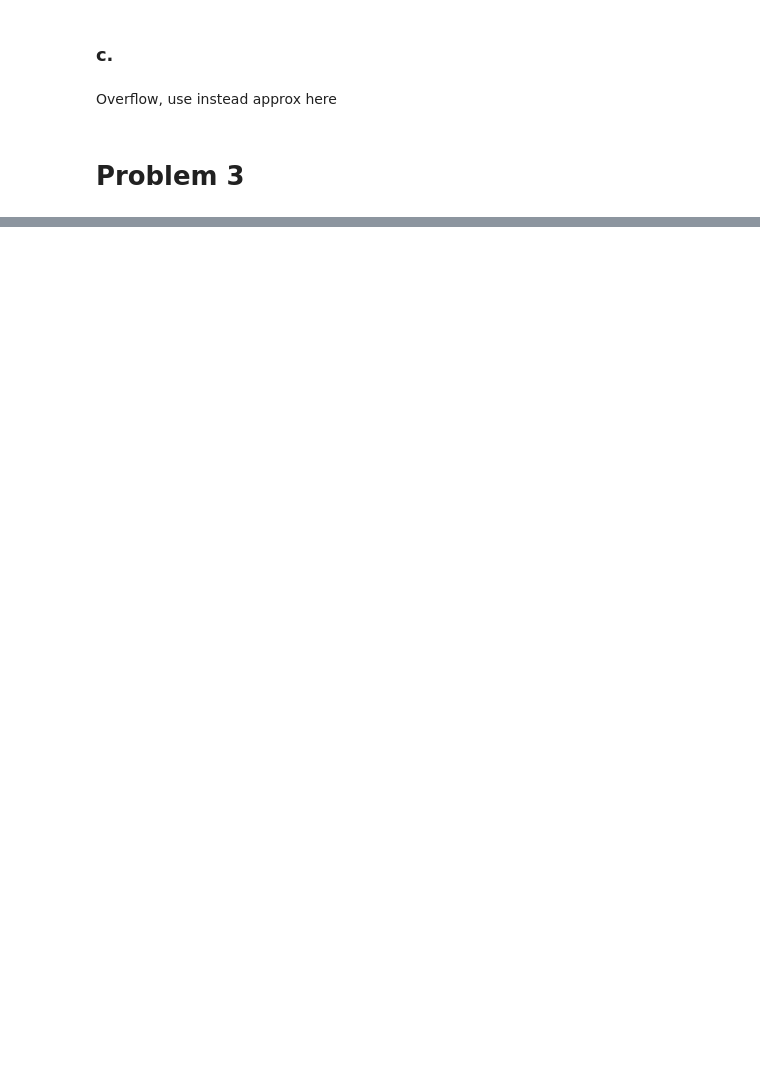
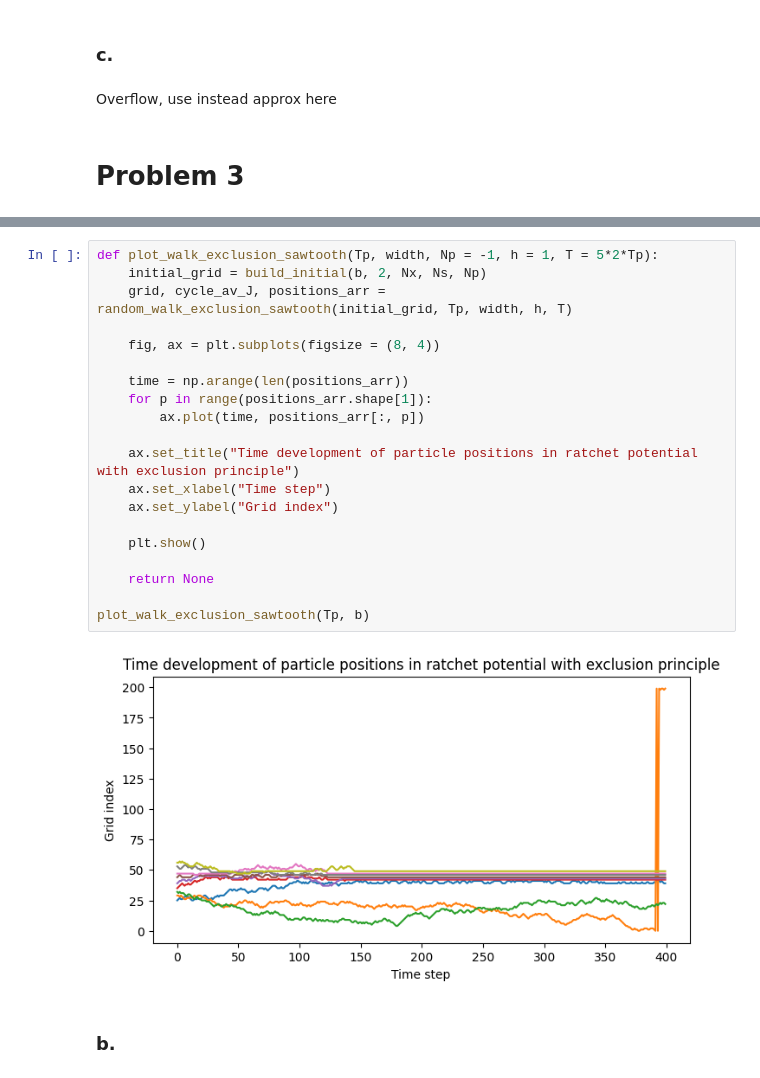
Before and after one commit to fredalex6/TMA4320_Project_2, a Jupyter notebook: krizzy_rizzy.ipynb, the cells around one changed output, grey strips where cells are left out. Saved outputs shown, nothing was run; the diff lists cells and outputs as text; blank space fills up the shorter version.

```diff
--- a/krizzy_rizzy.ipynb
+++ b/krizzy_rizzy.ipynb
@@ -358,0 +485,24 @@ plt.show()
+# %%
+def plot_walk_exclusion_sawtooth(Tp, width, Np = -1, h = 1, T = 5*2*Tp):
+    initial_grid = build_initial(b, 2, Nx, Ns, Np)
+    grid, cycle_av_J, positions_arr = random_walk_exclusion_sawtooth(initial_grid, Tp, width, h, T)
+
+    fig, ax = plt.subplots(figsize = (8, 4))
+
+    time = np.arange(len(positions_arr))
+    for p in range(positions_arr.shape[1]):
+        ax.plot(time, positions_arr[:, p])
+
+    ax.set_title("Time development of particle positions in ratchet potential with exclusion principle")
+    ax.set_xlabel("Time step")
+    ax.set_ylabel("Grid index")
+
+    plt.show()
+
+    return None
+
+plot_walk_exclusion_sawtooth(Tp, b)
+# %% [output]
+[figure, added]
+# %% [markdown]
+### b.
```
Also changed, not shown: parts of 11 cells of this notebook.
